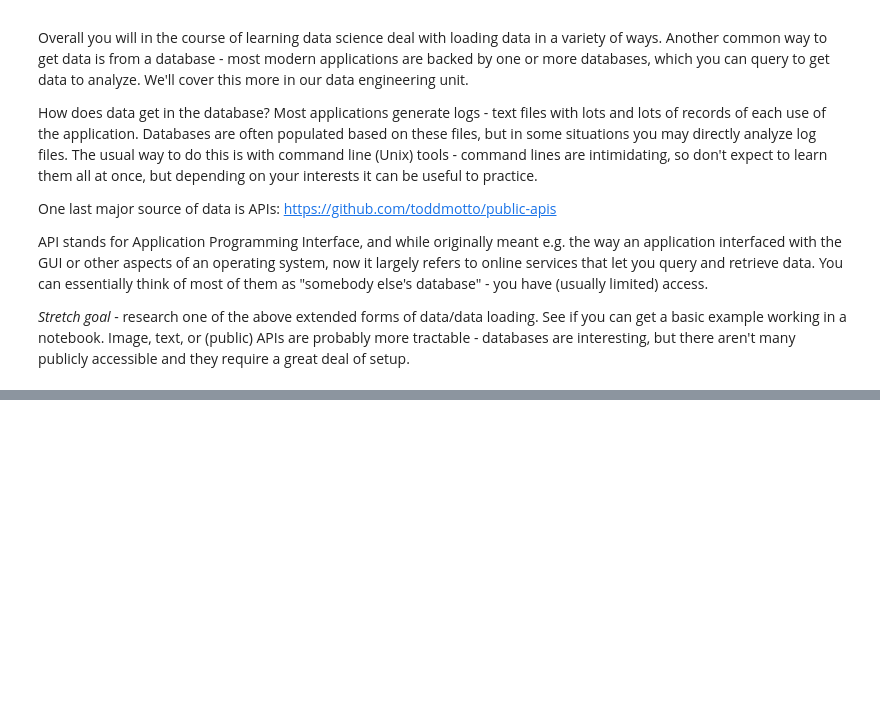
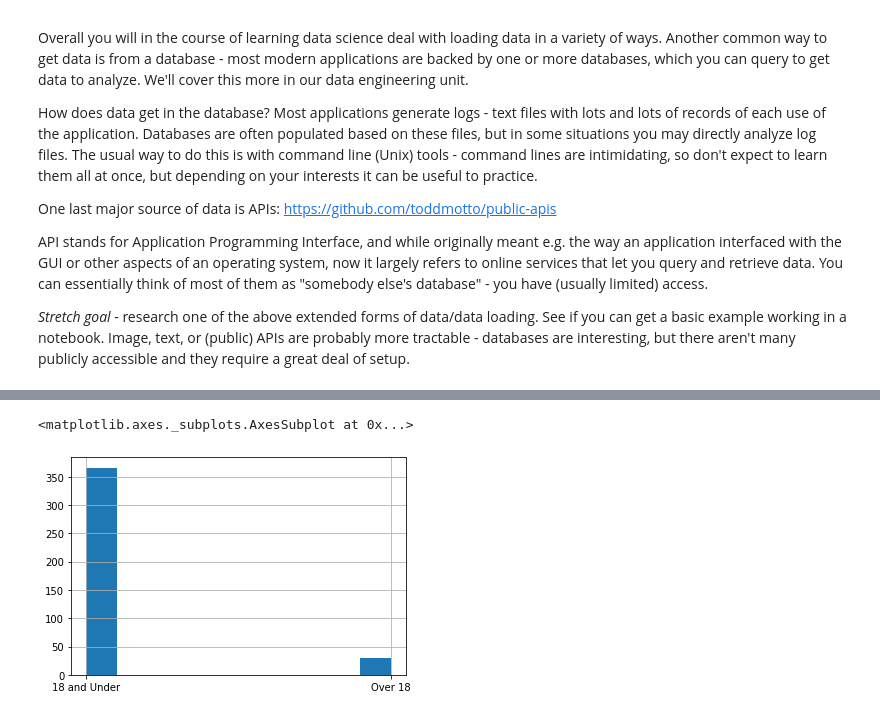
Before and after one commit to macjabeth/DS-Unit-1-Sprint-1-Data-Wrangling-and-Storytelling, a Jupyter notebook: module1-exploratory-data-analysis/LS_DS_111_Exploratory_Data_Analysis_Assignment.ipynb, the cells around one changed output, grey strips where cells are left out. Drawn from its saved outputs; the diff is of its cells as text; code cells hidden in the pictures; blank space fills up the shorter version.

```diff
--- a/module1-exploratory-data-analysis/LS_DS_111_Exploratory_Data_Analysis_Assignment.ipynb
+++ b/module1-exploratory-data-analysis/LS_DS_111_Exploratory_Data_Analysis_Assignment.ipynb
@@ -191,0 +222,12 @@ API stands for Application Programming Interface, and while originally meant e.g
+# %%
+# Translate age into categorical data: 18 and under / over 18
+age_groups = pd.cut(students['age'], bins=[14, 18, 22], labels=['18 and Under', 'Over 18'])
+# %%
+# insert our data into the students data
+# students.drop(columns='Age Group', inplace=True)
+students.insert(2, 'Age Group', age_groups)
+# %%
+students['Age Group'].hist()
+# %% [output]
+<matplotlib.axes._subplots.AxesSubplot at 0x...>
+[figure, added]
```
Also changed, not shown: parts of 3 cells of this notebook.
